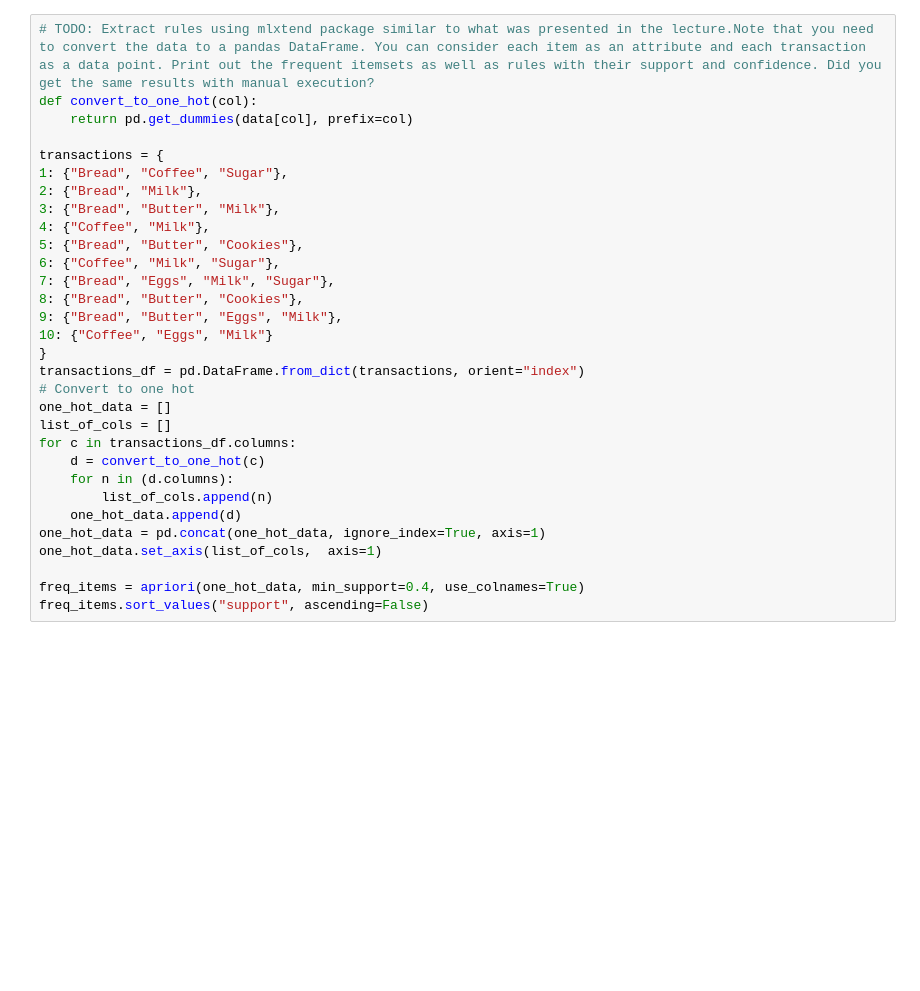
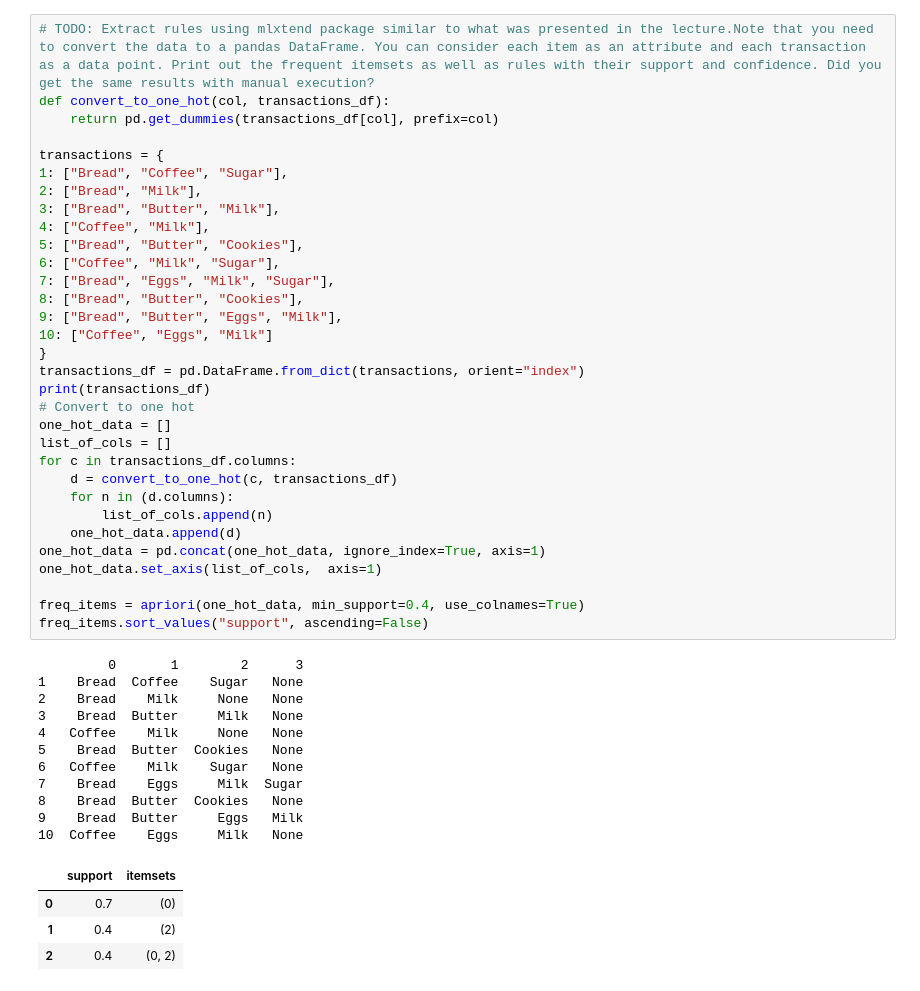
Before and after one commit to paul-semadeni/USU-MCS-Programs, a Jupyter notebook: Spring-2024/Intro-to-Data-Analysis/Assignment-5&6/main.ipynb, the cells around one changed output. Drawn from its saved outputs; the diff is of its cells as text; blank space fills up the shorter version.

```diff
--- a/Spring-2024/Intro-to-Data-Analysis/Assignment-5&6/main.ipynb
+++ b/Spring-2024/Intro-to-Data-Analysis/Assignment-5&6/main.ipynb
@@ -104,31 +166,48 @@ for b in buffer_sizes:
 # %%
 # TODO: Extract rules using mlxtend package similar to what was presented in the lecture.Note that you need to convert the data to a pandas DataFrame. You can consider each item as an attribute and each transaction as a data point. Print out the frequent itemsets as well as rules with their support and confidence. Did you get the same results with manual execution?
-def convert_to_one_hot(col):
-    return pd.get_dummies(data[col], prefix=col)
+def convert_to_one_hot(col, transactions_df):
+    return pd.get_dummies(transactions_df[col], prefix=col)
 
 transactions = {
-1: {"Bread", "Coffee", "Sugar"},
-2: {"Bread", "Milk"},
-3: {"Bread", "Butter", "Milk"},
-4: {"Coffee", "Milk"},
-5: {"Bread", "Butter", "Cookies"},
-6: {"Coffee", "Milk", "Sugar"},
-7: {"Bread", "Eggs", "Milk", "Sugar"},
-8: {"Bread", "Butter", "Cookies"},
-9: {"Bread", "Butter", "Eggs", "Milk"},
-10: {"Coffee", "Eggs", "Milk"}
+1: ["Bread", "Coffee", "Sugar"],
+2: ["Bread", "Milk"],
+3: ["Bread", "Butter", "Milk"],
+4: ["Coffee", "Milk"],
+5: ["Bread", "Butter", "Cookies"],
+6: ["Coffee", "Milk", "Sugar"],
+7: ["Bread", "Eggs", "Milk", "Sugar"],
+8: ["Bread", "Butter", "Cookies"],
+9: ["Bread", "Butter", "Eggs", "Milk"],
+10: ["Coffee", "Eggs", "Milk"]
 }
 transactions_df = pd.DataFrame.from_dict(transactions, orient="index")
+print(transactions_df)
 # Convert to one hot
 one_hot_data = []
 list_of_cols = []
 for c in transactions_df.columns:
-    d = convert_to_one_hot(c)
+    d = convert_to_one_hot(c, transactions_df)
     for n in (d.columns):
         list_of_cols.append(n)
     one_hot_data.append(d)
 one_hot_data = pd.concat(one_hot_data, ignore_index=True, axis=1)
 one_hot_data.set_axis(list_of_cols,  axis=1)
 
 freq_items = apriori(one_hot_data, min_support=0.4, use_colnames=True)
 freq_items.sort_values("support", ascending=False)
+# %% [output]
+         0       1        2      3
+1    Bread  Coffee    Sugar   None
+2    Bread    Milk     None   None
+3    Bread  Butter     Milk   None
+4   Coffee    Milk     None   None
+5    Bread  Butter  Cookies   None
+6   Coffee    Milk    Sugar   None
+7    Bread    Eggs     Milk  Sugar
+8    Bread  Butter  Cookies   None
+9    Bread  Butter     Eggs   Milk
+10  Coffee    Eggs     Milk   None
+|  | support | itemsets |
+| 0 | 0.7 | (0) |
+| 1 | 0.4 | (2) |
+| 2 | 0.4 | (0, 2) |
```
Also changed, not shown: parts of 11 cells of this notebook.
